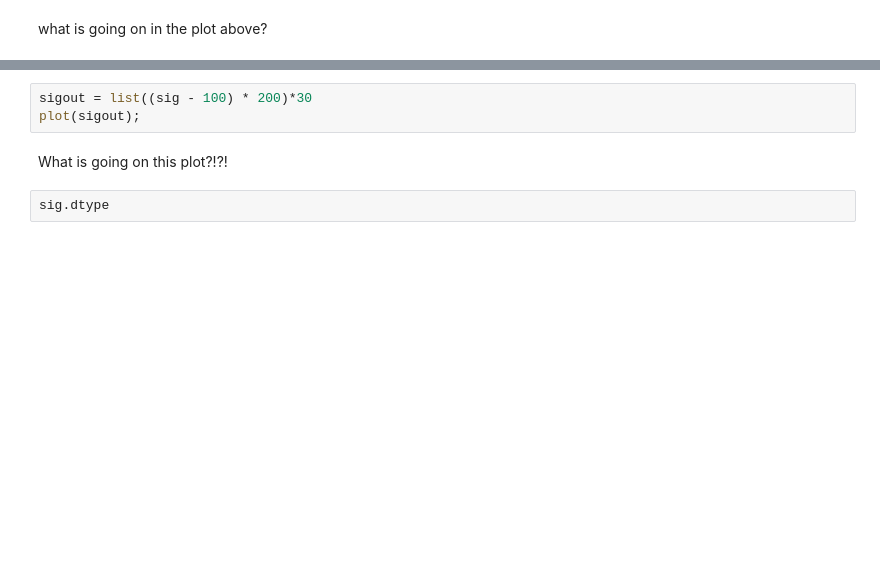
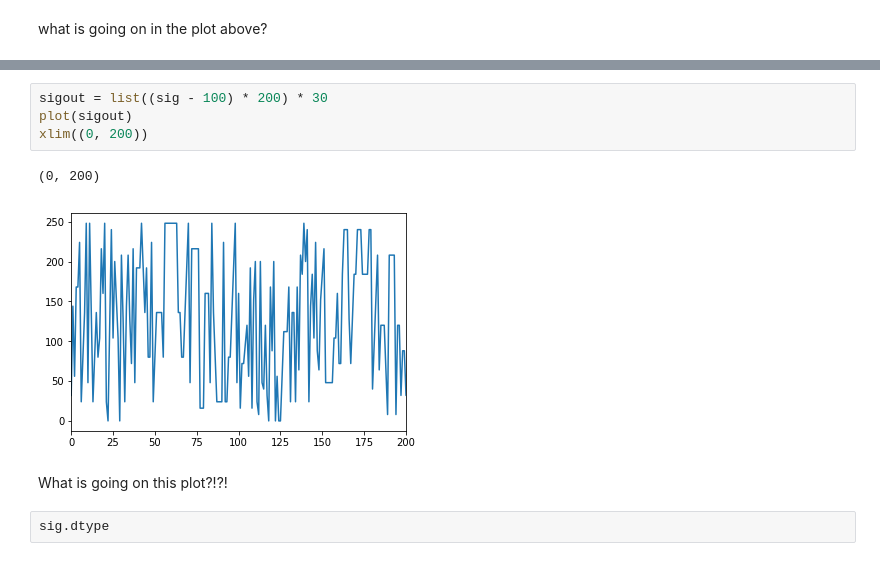
Before and after one commit to kybr/201A-ipython, a Jupyter notebook: Image and Audio IO.ipynb, the cells around one changed output, grey strips where cells are left out. Saved outputs shown, nothing was run; the diff lists cells and outputs as text; blank space fills up the shorter version.

```diff
--- a/Image and Audio IO.ipynb
+++ b/Image and Audio IO.ipynb
@@ -133,6 +234,10 @@ sig.dtype
 # %%
-sigout = list((sig - 100) * 200)*30
-plot(sigout);
+sigout = list((sig - 100) * 200) * 30
+plot(sigout)
+xlim((0, 200))
+# %% [output]
+(0, 200)
+[figure, added]
 # %% [markdown]
 What is going on this plot?!?!
 # %%
```
Also changed, not shown: parts of 61 cells of this notebook, 3 other files.
